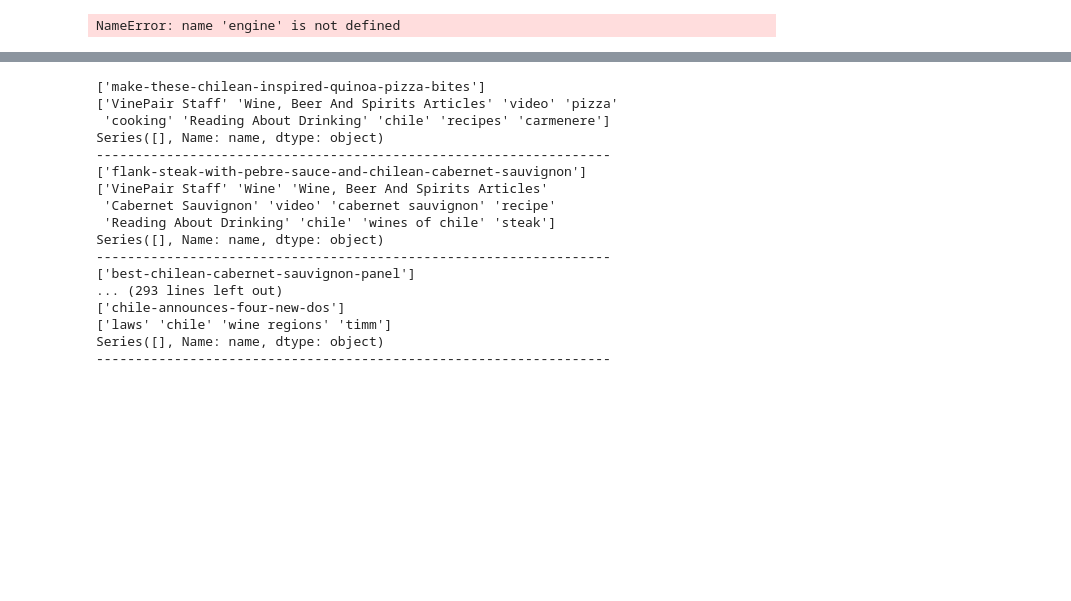
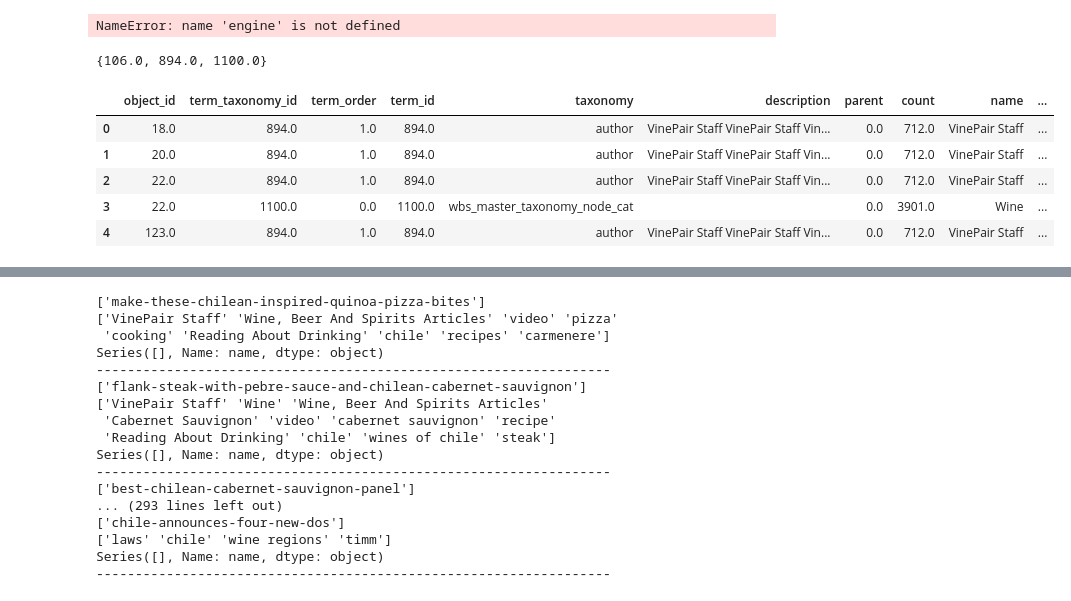
Before and after one commit to JocelynF/WineRegions, a Jupyter notebook: Testing Page Weights.ipynb, the cells around one changed output, grey strips where cells are left out. Drawn from its saved outputs; the diff is of its cells as text; code cells hidden in the pictures; blank space fills up the shorter version.

```diff
--- a/Testing Page Weights.ipynb
+++ b/Testing Page Weights.ipynb
@@ -41,6 +41,19 @@ def make_query(query):
 def make_query1(query):
     res = pd.read_sql(query, dbconnect1)
     return res
+# %%
+set(wp_pageterms[wp_pageterms['object_id']==123]['term_id'])
+# %% [output]
+{106.0, 894.0, 1100.0}
+# %%
+wp_pageterms.head()
+# %% [output]
+|  | object_id | term_taxonomy_id | term_order | term_id | taxonomy | description | parent | count | name | ... |
+| 0 | 18.0 | 894.0 | 1.0 | 894.0 | author | VinePair Staff VinePair Staff Vin... | 0.0 | 712.0 | VinePair Staff | ... |
+| 1 | 20.0 | 894.0 | 1.0 | 894.0 | author | VinePair Staff VinePair Staff Vin... | 0.0 | 712.0 | VinePair Staff | ... |
+| 2 | 22.0 | 894.0 | 1.0 | 894.0 | author | VinePair Staff VinePair Staff Vin... | 0.0 | 712.0 | VinePair Staff | ... |
+| 3 | 22.0 | 1100.0 | 0.0 | 1100.0 | wbs_master_taxonomy_node_cat |  | 0.0 | 3901.0 | Wine | ... |
+| 4 | 123.0 | 894.0 | 1.0 | 894.0 | author | VinePair Staff VinePair Staff Vin... | 0.0 | 712.0 | VinePair Staff | ... |
 # %%
 wp_tax = pd.read_sql("select * from wp_term_taxonomy;", dbconnect)
 wp_terms = pd.read_sql("select * from wp_terms;", dbconnect)
```
Also changed, not shown: parts of 12 cells of this notebook.
